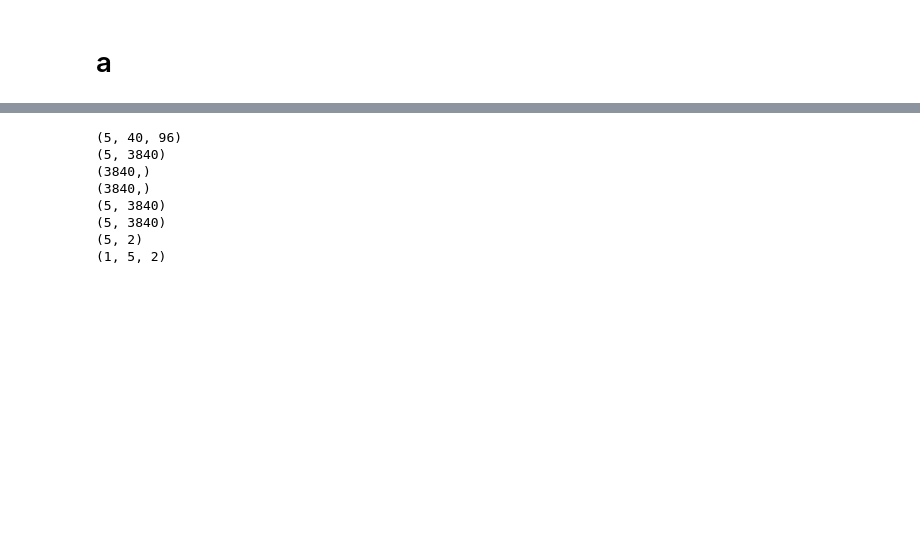
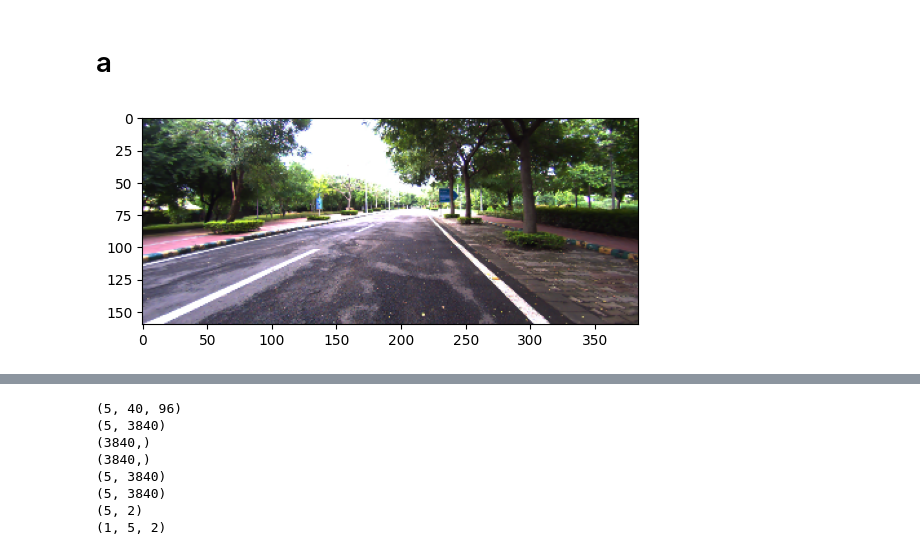
Before and after one commit to karthiknambiar29/LearningByCheating, a Jupyter notebook: drive/test.ipynb, the cells around one changed output, grey strips where cells are left out. Cells and saved outputs as stored; diff of their text form; code cells hidden in the pictures; blank space fills up the shorter version.

```diff
--- a/drive/test.ipynb
+++ b/drive/test.ipynb
@@ -1,2 +1,12 @@
 # %% [markdown]
 # a
+# %%
+import numpy as np
+import matplotlib.pyplot as plt
+left = np.load('/home/moonlab/Documents/LearningByCheating/experiments_hound/LearningByCheating/catkin_ws/src/hound_lbc/scripts/left.npy')
+right = np.load('/home/moonlab/Documents/LearningByCheating/experiments_hound/LearningByCheating/catkin_ws/src/hound_lbc/scripts/right.npy')
+
+plt.imshow(left)
+plt.savefig('left.jpg')
+# %% [output]
+[figure, added]
```
Also changed, not shown: parts of 64 cells of this notebook, 12 other files.
